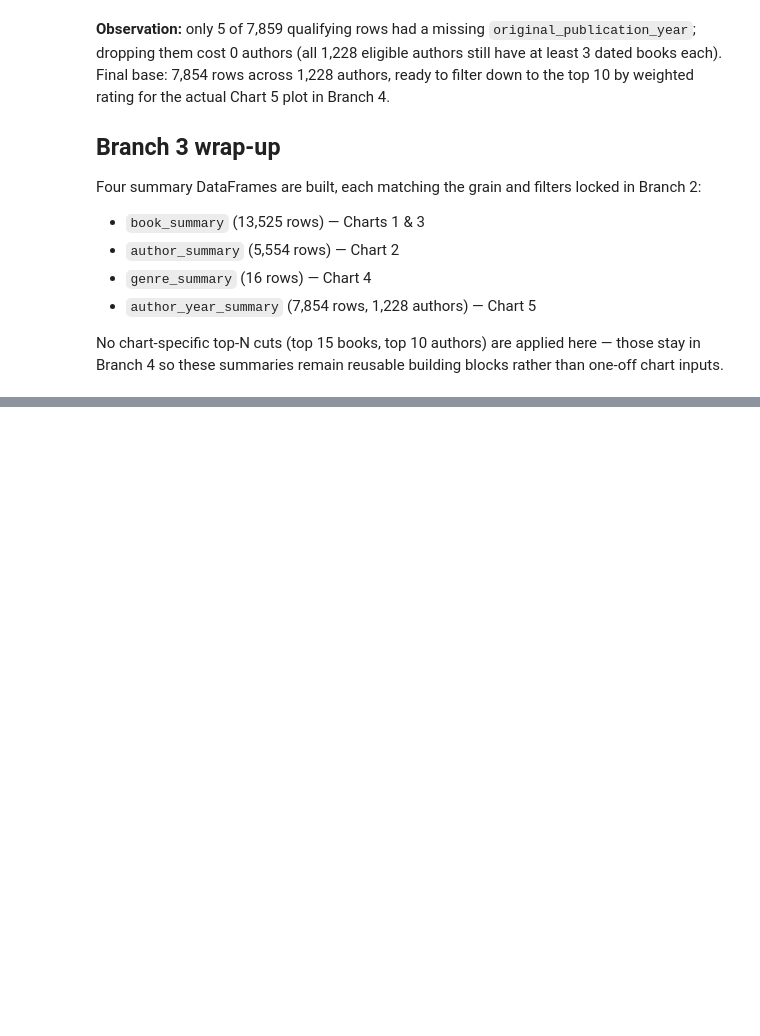
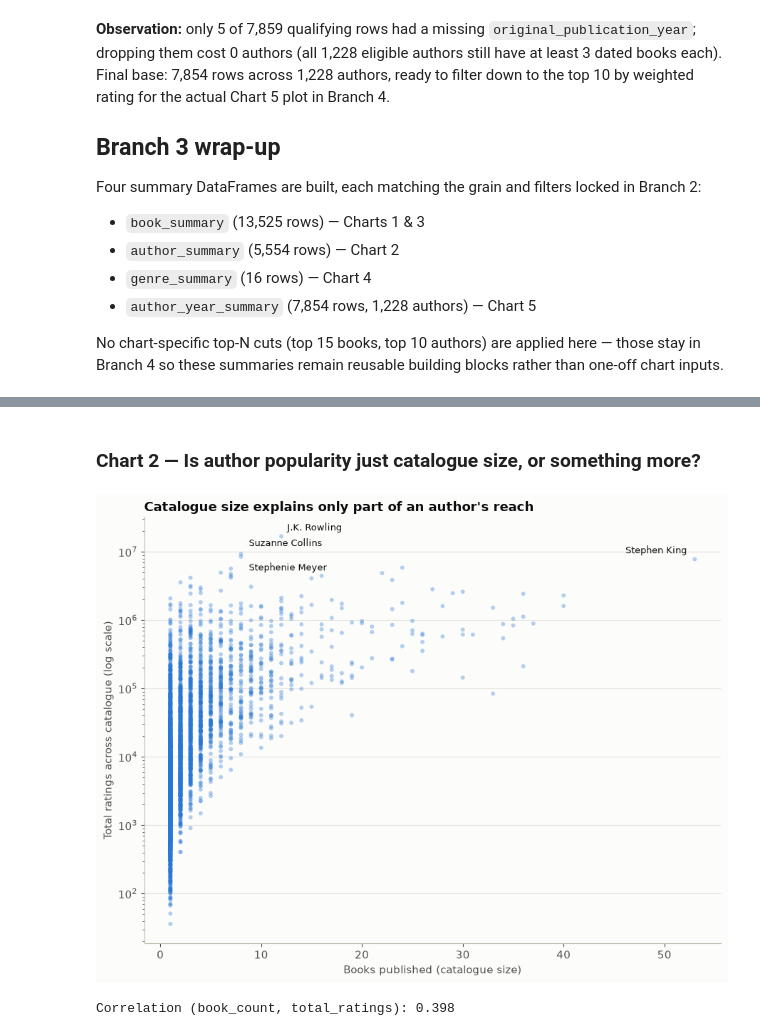
Before and after one commit to Mishiez/what-readers-love, a Jupyter notebook: notebooks/goodreads_eda.ipynb, the cells around one changed output, grey strips where cells are left out. Saved outputs shown, nothing was run; the diff lists cells and outputs as text; code cells hidden in the pictures; blank space fills up the shorter version.

```diff
--- a/notebooks/goodreads_eda.ipynb
+++ b/notebooks/goodreads_eda.ipynb
@@ -462,0 +518,34 @@ No chart-specific top-N cuts (top 15 books, top 10 authors) are applied here —
+# %% [markdown]
+### Chart 2 — Is author popularity just catalogue size, or something more?
+# %%
+fig, ax = plt.subplots(figsize=(9, 7))
+ax.scatter(author_summary['book_count'], author_summary['total_ratings'],
+           s=18, color=BLUE, alpha=0.35, edgecolors='none')
+
+standout_offsets = {
+    'J.K. Rowling': (6, 6),
+    'Stephen King': (-8, 6),
+    'Suzanne Collins': (8, 8),
+    'Stephenie Meyer': (8, -14),
+}
+for name, offset in standout_offsets.items():
+    row = author_summary.loc[author_summary['author'] == name].iloc[0]
+    ha = 'right' if offset[0] < 0 else 'left'
+    ax.annotate(name, (row['book_count'], row['total_ratings']),
+                textcoords='offset points', xytext=offset, fontsize=9, color='#0b0b0b', ha=ha)
+
+ax.set_yscale('log')
+ax.set_xlabel('Books published (catalogue size)')
+ax.set_ylabel('Total ratings across catalogue (log scale)')
+ax.set_title("Catalogue size explains only part of an author's reach",
+              fontsize=13, fontweight='bold', loc='left')
+ax.yaxis.grid(True)
+ax.xaxis.grid(False)
+strip_spines(ax, keep=('bottom', 'left'))
+plt.tight_layout()
+plt.show()
+
+print('Correlation (book_count, total_ratings):', round(author_summary['book_count'].corr(author_summary['total_ratings']), 3))
+# %% [output]
+[figure, added]
+Correlation (book_count, total_ratings): 0.398
```
Also changed, not shown: parts of 15 cells of this notebook.
